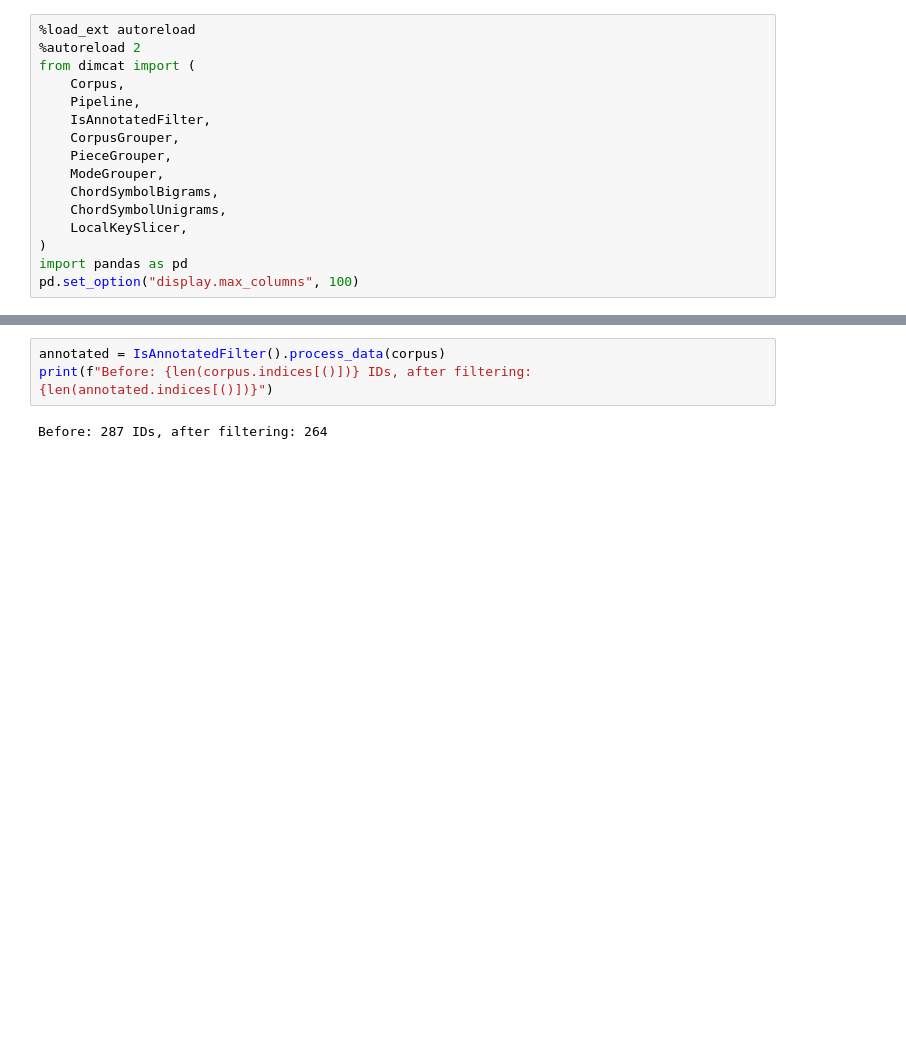
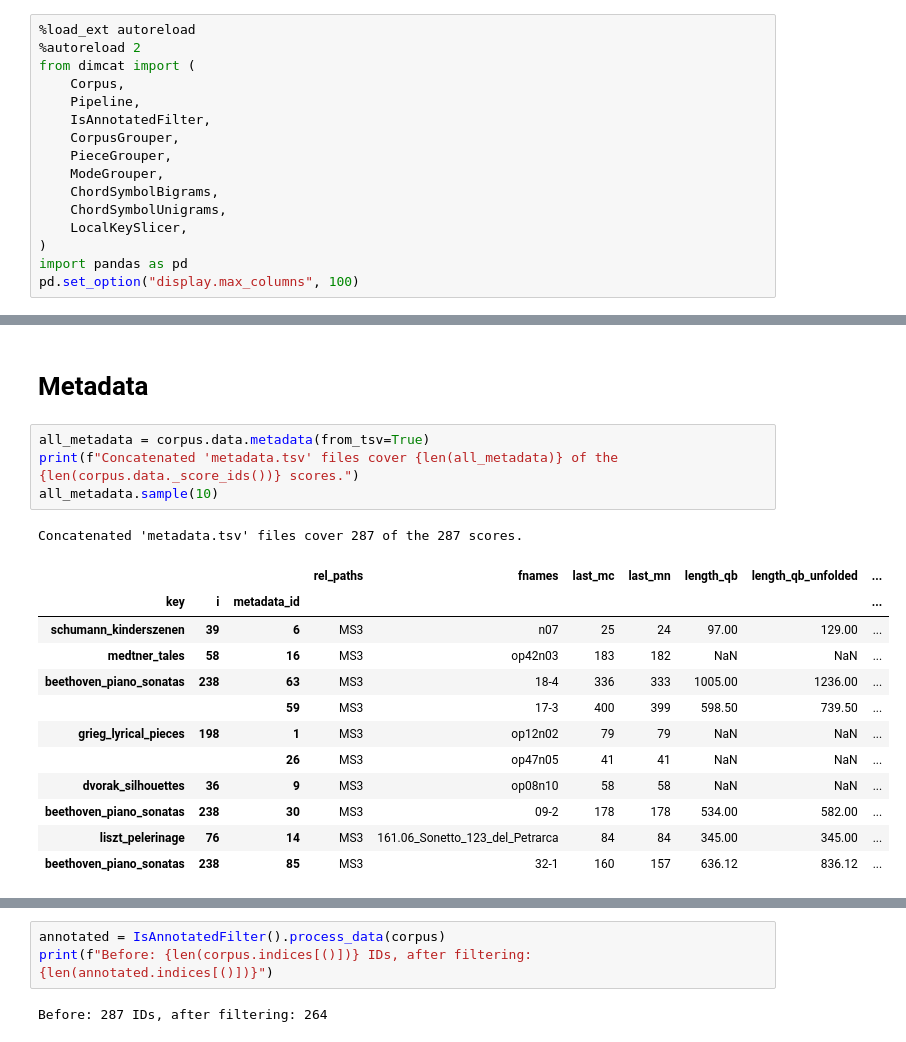
Before and after one commit to DCMLab/data_reports, a Jupyter notebook: generate.ipynb, the cells around one changed output, grey strips where cells are left out. Drawn from its saved outputs; the diff is of its cells as text; blank space fills up the shorter version.

```diff
--- a/generate.ipynb
+++ b/generate.ipynb
@@ -38,0 +39,20 @@ tchaikovsky_seasons       -> staff  voice  label_type  color
+# %% [markdown]
+# Metadata
+# %%
+all_metadata = corpus.data.metadata(from_tsv=True)
+print(f"Concatenated 'metadata.tsv' files cover {len(all_metadata)} of the {len(corpus.data._score_ids())} scores.")
+all_metadata.sample(10)
+# %% [output]
+Concatenated 'metadata.tsv' files cover 287 of the 287 scores.
+|  |  |  | rel_paths | fnames | last_mc | last_mn | length_qb | length_qb_unfolded | ... |
+| key | i | metadata_id |  |  |  |  |  |  | ... |
+| schumann_kinderszenen | 39 | 6 | MS3 | n07 | 25 | 24 | 97.00 | 129.00 | ... |
+| medtner_tales | 58 | 16 | MS3 | op42n03 | 183 | 182 | NaN | NaN | ... |
+| beethoven_piano_sonatas | 238 | 63 | MS3 | 18-4 | 336 | 333 | 1005.00 | 1236.00 | ... |
+|  |  | 59 | MS3 | 17-3 | 400 | 399 | 598.50 | 739.50 | ... |
+| grieg_lyrical_pieces | 198 | 1 | MS3 | op12n02 | 79 | 79 | NaN | NaN | ... |
+|  |  | 26 | MS3 | op47n05 | 41 | 41 | NaN | NaN | ... |
+| dvorak_silhouettes | 36 | 9 | MS3 | op08n10 | 58 | 58 | NaN | NaN | ... |
+| beethoven_piano_sonatas | 238 | 30 | MS3 | 09-2 | 178 | 178 | 534.00 | 582.00 | ... |
+| liszt_pelerinage | 76 | 14 | MS3 | 161.06_Sonetto_123_del_Petrarca | 84 | 84 | 345.00 | 345.00 | ... |
+| beethoven_piano_sonatas | 238 | 85 | MS3 | 32-1 | 160 | 157 | 636.12 | 836.12 | ... |
```
Also changed, not shown: parts of 18 cells of this notebook.
